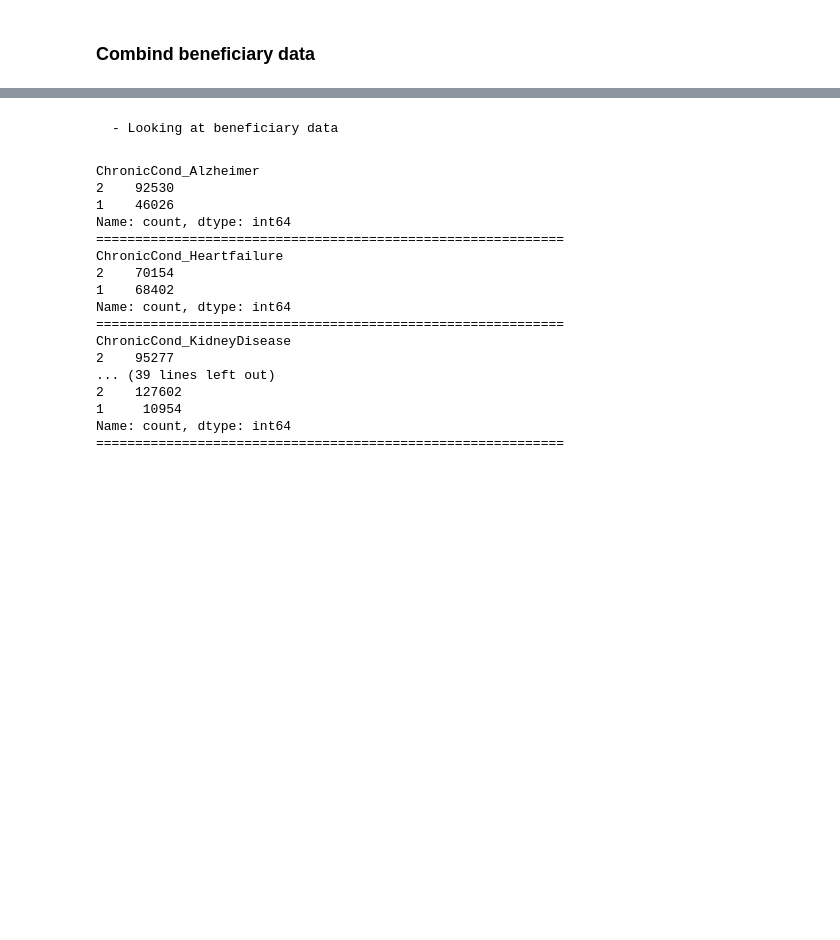
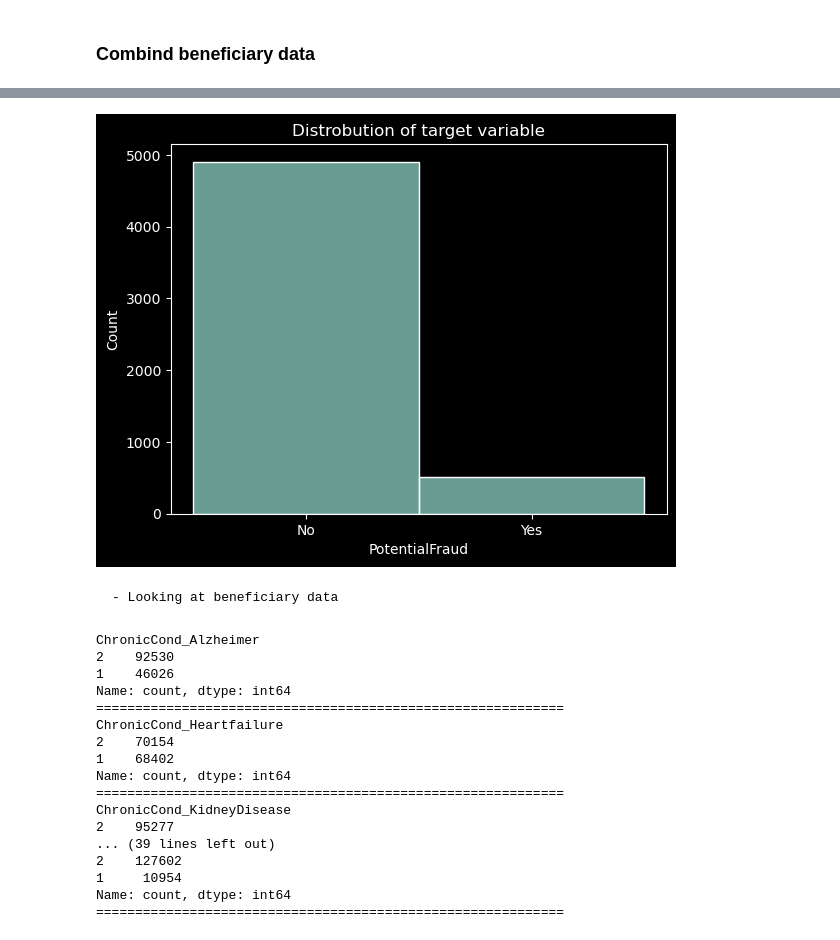
Before and after one commit to AswathyRadha100/Fraud_Detection_In_Healthcare, a Jupyter notebook: Workbooks/Ramiro/draft_health_care_fraud.ipynb, the cells around one changed output, grey strips where cells are left out. Drawn from its saved outputs; the diff is of its cells as text; code cells hidden in the pictures; blank space fills up the shorter version.

```diff
--- a/Workbooks/Ramiro/draft_health_care_fraud.ipynb
+++ b/Workbooks/Ramiro/draft_health_care_fraud.ipynb
@@ -201,3 +256,9 @@ beneficiary_df
+# %%
+sns.histplot(data = train_df, x="PotentialFraud")
+plt.title('Distrobution of target variable')
+plt.show()
+# %% [output]
+[figure, added]
 # %% [markdown]
     - Looking at beneficiary data
 # %%
```
Also changed, not shown: parts of 21 cells of this notebook.
